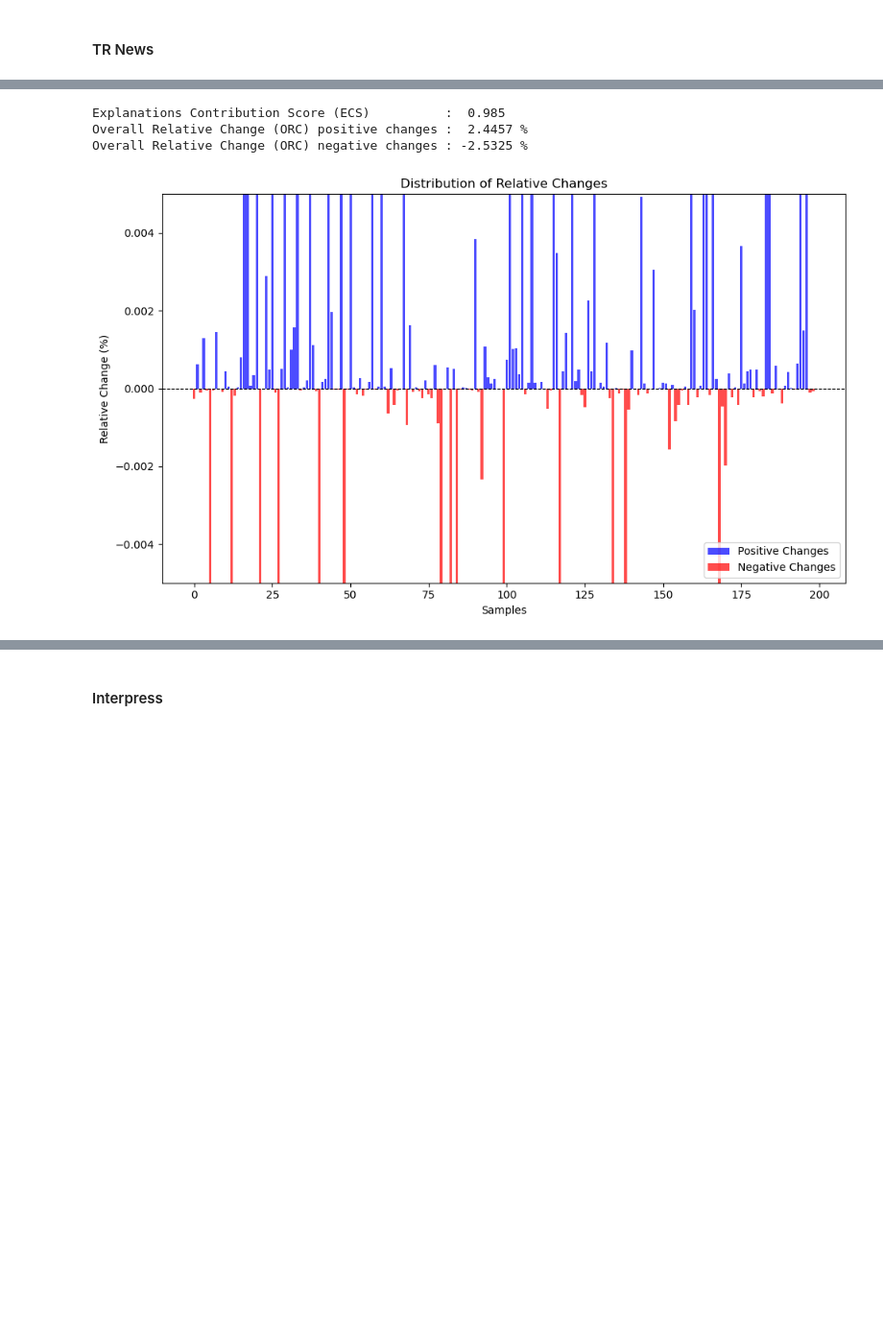
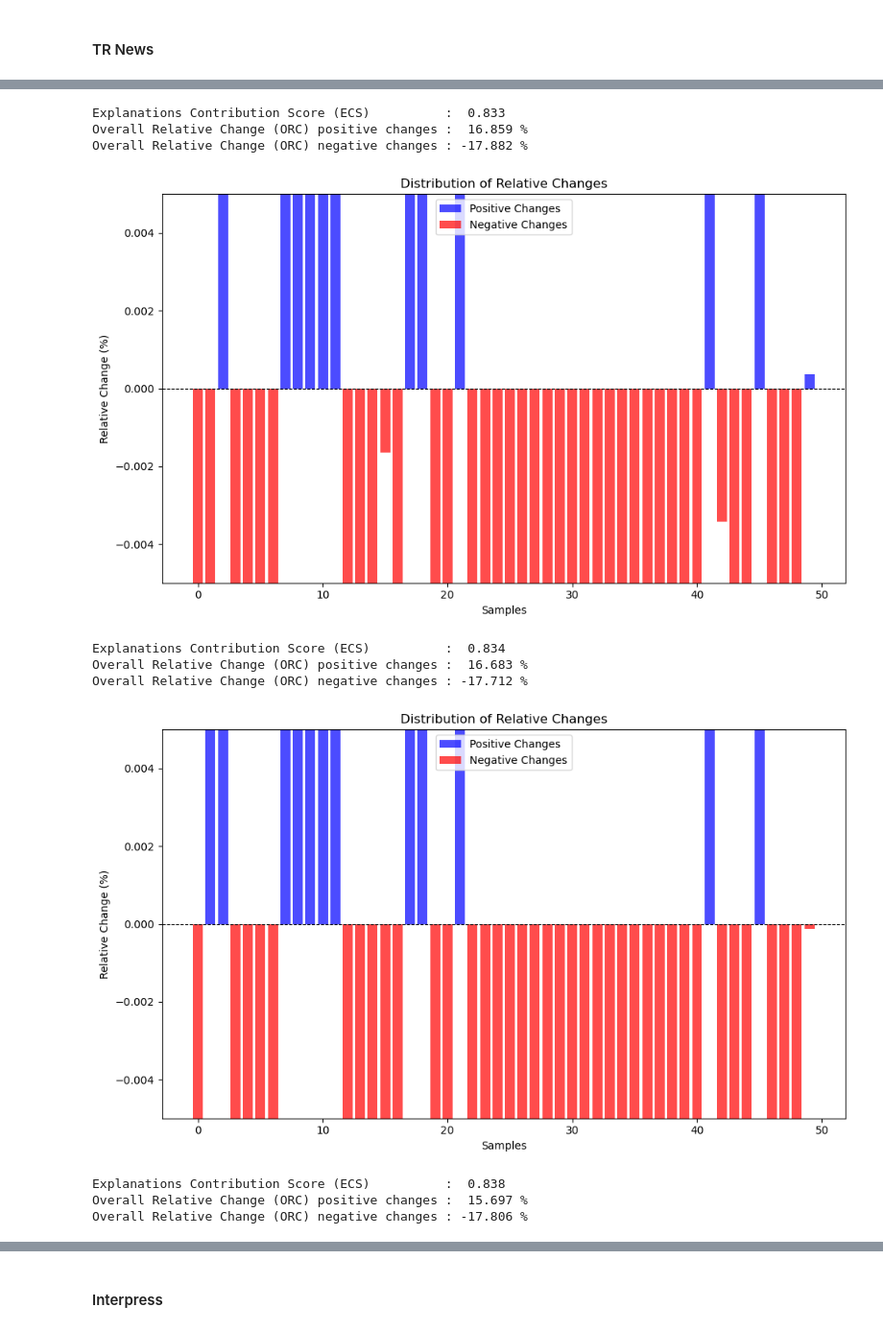
Before and after one commit to onurporsuk/Quantitative-Evaluation-of-Explainability-in-TR, a Jupyter notebook: src/Explainability_IG_with_BERT_in_Turkish_Text_Classification.ipynb, the cells around one changed output, grey strips where cells are left out. Shown at 96% size. Cells and saved outputs as stored; diff of their text form; code cells hidden in the pictures; blank space fills up the shorter version.

```diff
--- a/src/Explainability_IG_with_BERT_in_Turkish_Text_Classification.ipynb
+++ b/src/Explainability_IG_with_BERT_in_Turkish_Text_Classification.ipynb
@@ -374,10 +234,10 @@ tr_news_test = tr_news_test.select(range(num_samples))
 interpress_test = interpress_test.select(range(num_samples))
 tc32_test = tc32_test.select(range(num_samples))
 
-bert_full_text_preds_ttc4900 = bert_full_text_preds_ttc4900[:num_samples]
-bert_full_text_preds_tr_news = bert_full_text_preds_tr_news[:num_samples]
-bert_full_text_preds_interpress = bert_full_text_preds_interpress[:num_samples]
-bert_full_text_preds_tc32 = bert_full_text_preds_tc32[:num_samples]
+# bert_full_text_preds_ttc4900 = bert_full_text_preds_ttc4900[:num_samples]
+# bert_full_text_preds_tr_news = bert_full_text_preds_tr_news[:num_samples]
+# bert_full_text_preds_interpress = bert_full_text_preds_interpress[:num_samples]
+# bert_full_text_preds_tc32 = bert_full_text_preds_tc32[:num_samples]
 
 tbt_full_text_preds_ttc4900 = tbt_full_text_preds_ttc4900[:num_samples]
 tbt_full_text_preds_tr_news = tbt_full_text_preds_tr_news[:num_samples]
@@ -401,7 +261,7 @@ for threshold in thresholds:
                                             bert_model_ttc4900, bert_tokenizer_ttc4900,
                                             f"ig_and_scores_ttc_{threshold}_bert",
                                             device,
-                                            only_load=False)
+                                            only_load=only_load)
 
     top_tokens_ttc4900 = apply_thresholding(ig_values_ttc, bert_tokenizer_ttc4900, threshold)
 
@@ -411,7 +271,7 @@ for threshold in thresholds:
                                                         bert_model_ttc4900, bert_tokenizer_ttc4900,
                                                         f"ig_and_scores_ttc_short_{threshold}_bert",
                                                         device,
-                                                        only_load=False)
+                                                        only_load=only_load)
 
     ttc4900_bert_result = compare_probs(ttc4900_test,
                                         bert_full_text_preds_ttc4900,
@@ -427,4 +287,4 @@ for threshold in thresholds:
 
     clear_gpu_memory()
 
-    # show(ttc4900_results, lengthMenu=list(range(10, 200, 30)), dom="lti")
+    show(ttc4900_bert_results[threshold][2], lengthMenu=list(range(10, 200, 30)), dom="lti")
@@ -442,3 +317,8 @@ Legend: Negative Neutral Positive
 # %%
-evaluate_explanations(ttc4900_results, ylim=(-0.005, 0.005))
+all_exp_results = pd.concat([all_exp_results, pd.DataFrame([evaluate_explanations(ttc4900_bert_results[0.5][2])],
+                                                           columns=all_exp_results.columns)], ignore_index=True)
+all_exp_results = pd.concat([all_exp_results, pd.DataFrame([evaluate_explanations(ttc4900_bert_results[0.6][2])],
+                                                           columns=all_exp_results.columns)], ignore_index=True)
+all_exp_results = pd.concat([all_exp_results, pd.DataFrame([evaluate_explanations(ttc4900_bert_results[0.7][2])],
+                                                           columns=all_exp_results.columns)], ignore_index=True)
 # %% [output]
@@ -462,7 +350,7 @@ for threshold in thresholds:
                                                     bert_model_tr_news, bert_tokenizer_tr_news,
                                                     f"ig_and_scores_tr_news_{threshold}_bert",
                                                     device,
-                                                    only_load=False)
+                                                    only_load=only_load)
 
     top_tokens_tr_news = apply_thresholding(ig_values_tr_news, bert_tokenizer_tr_news, threshold)
 
@@ -472,7 +360,7 @@ for threshold in thresholds:
                                                                 bert_model_tr_news, bert_tokenizer_tr_news,
                                                                 f"ig_and_scores_tr_news_short_{threshold}_bert",
                                                                 device,
-                                                                only_load=False)
+                                                                only_load=only_load)
 
     tr_news_bert_result = compare_probs(tr_news_test,
                                         bert_full_text_preds_tr_news,
@@ -488,5 +376,5 @@ for threshold in thresholds:
 
     clear_gpu_memory()
 
-    # show(tr_news_results, lengthMenu=list(range(10, 200, 30)), dom="lti")
+    show(tr_news_bert_results[threshold][2], lengthMenu=list(range(10, 200, 30)), dom="lti")
 # %% [output]
@@ -509,7 +406,19 @@ Legend: Negative Neutral Positive
 # %%
-evaluate_explanations(tr_news_results, ylim=(-0.005, 0.005))
+all_exp_results = pd.concat([all_exp_results, pd.DataFrame([evaluate_explanations(tr_news_bert_results[0.5][2])],
+                                                           columns=all_exp_results.columns)], ignore_index=True)
+all_exp_results = pd.concat([all_exp_results, pd.DataFrame([evaluate_explanations(tr_news_bert_results[0.6][2])],
+                                                           columns=all_exp_results.columns)], ignore_index=True)
+all_exp_results = pd.concat([all_exp_results, pd.DataFrame([evaluate_explanations(tr_news_bert_results[0.7][2])],
+                                                           columns=all_exp_results.columns)], ignore_index=True)
 # %% [output]
-Explanations Contribution Score (ECS)          :  0.985
-Overall Relative Change (ORC) positive changes :  2.4457 %
-Overall Relative Change (ORC) negative changes : -2.5325 %
+Explanations Contribution Score (ECS)          :  0.833
+Overall Relative Change (ORC) positive changes :  16.859 %
+Overall Relative Change (ORC) negative changes : -17.882 %
-[figure, old version]
+[figure, new version]
+Explanations Contribution Score (ECS)          :  0.834
+Overall Relative Change (ORC) positive changes :  16.683 %
+Overall Relative Change (ORC) negative changes : -17.712 %
+[figure, added]
+Explanations Contribution Score (ECS)          :  0.838
+Overall Relative Change (ORC) positive changes :  15.697 %
+Overall Relative Change (ORC) negative changes : -17.806 %
```
Also changed, not shown: parts of 32 cells of this notebook, 11 other files.
